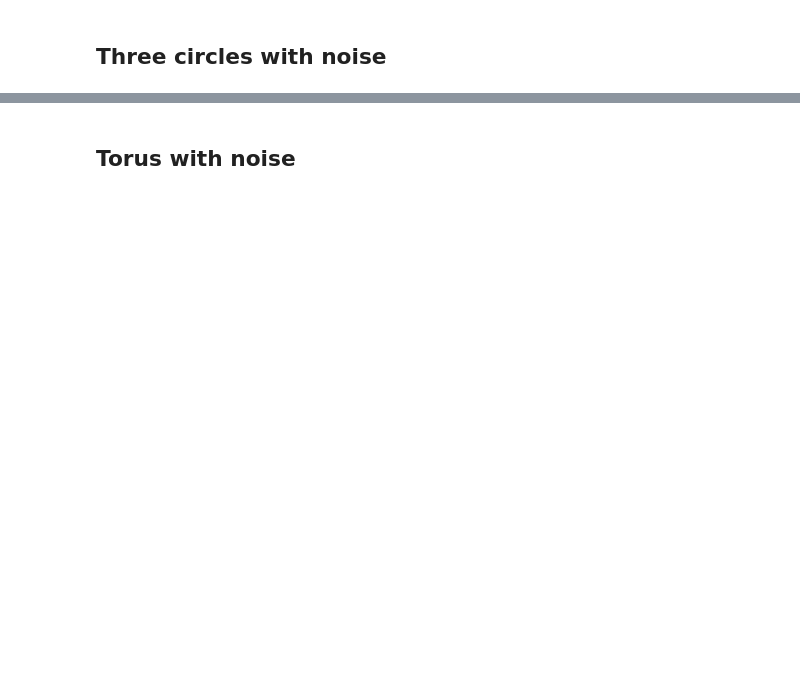
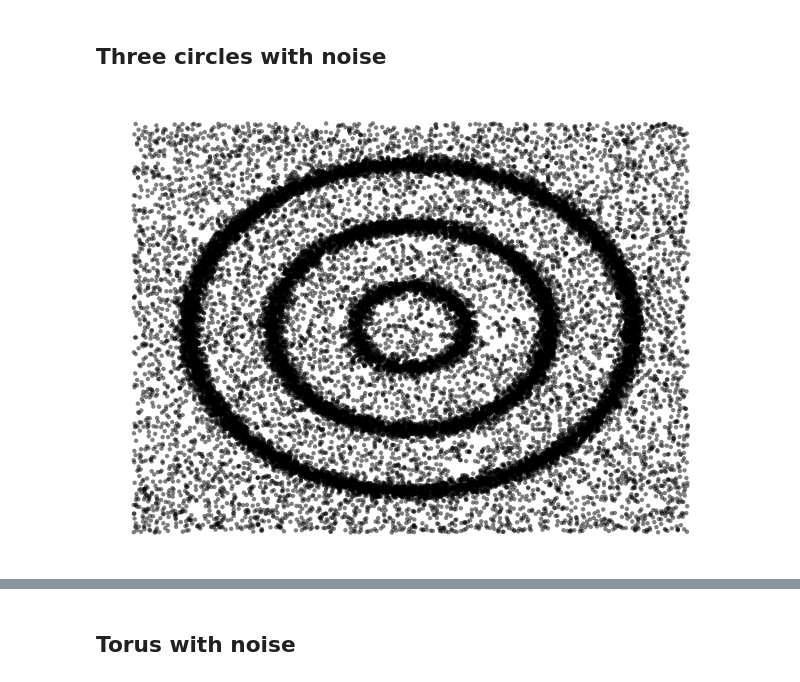
Before and after one commit to odinhg/core, a Jupyter notebook: 06_core_decreasing_k_morten.ipynb, the cells around one changed output, grey strips where cells are left out. Cells and saved outputs as stored; diff of their text form; code cells hidden in the pictures; blank space fills up the shorter version.

```diff
--- a/06_core_decreasing_k_morten.ipynb
+++ b/06_core_decreasing_k_morten.ipynb
@@ -232,18 +206,20 @@ array([[0.        , 0.04223741, 0.01006923, 0.05774272, 0.22934114],
 # %% [markdown]
 ## Three circles with noise
 # %%
-N1 = 5000
-N2 = 3000
-N3 = 1000
+N1 = 10000
+N2 = 6000
+N3 = 2000
 M = 10_000
 
 Z1 = sample_circle(N1, rng, r=0.8, std=0.02)
 Z2 = sample_circle(N2, rng, r=0.5, std=0.02)
 Z3 = sample_circle(N3, rng, r=0.2, std=0.02)
 
 Y = sample_rectangle(M, rng)
 X = np.r_[Z1, Z2, Z3, Y]
 plt.scatter(*X.T, s=10, color="black", alpha=0.5, edgecolor="none")
 plt.gca().axis("off")
 plt.tight_layout()
 plt.show()
+# %% [output]
+[figure, added]
```
Also changed, not shown: parts of 45 cells of this notebook.
